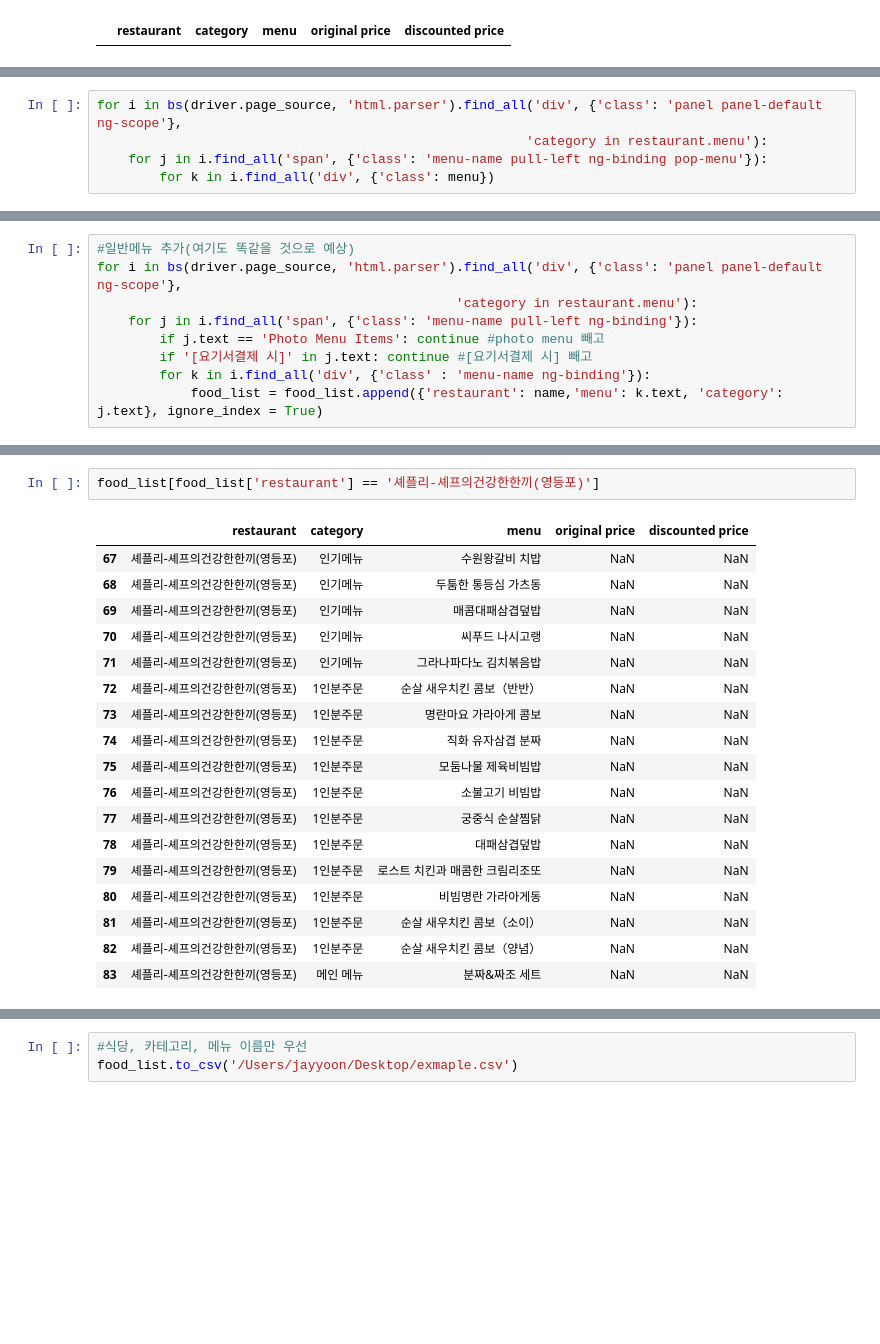
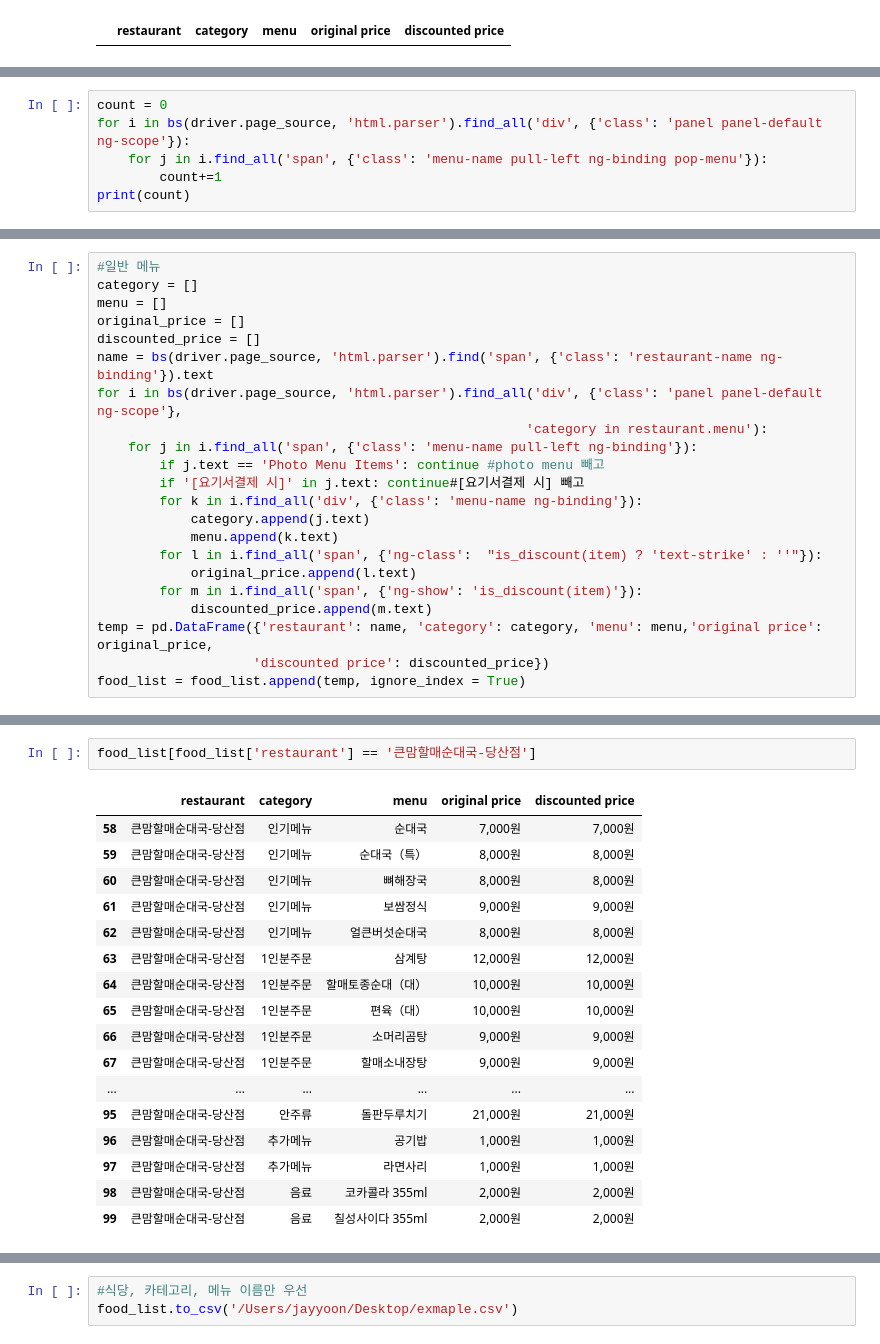
Before and after one commit to leemingo/Yogiyo, a Jupyter notebook: yogiyo crawling.ipynb, the cells around one changed output, grey strips where cells are left out. Saved outputs shown, nothing was run; the diff lists cells and outputs as text; blank space fills up the shorter version.

```diff
--- a/yogiyo crawling.ipynb
+++ b/yogiyo crawling.ipynb
@@ -77,6 +83,7 @@ for i in bs(driver.page_source, 'html.parser').find_all('div', {'class': 'panel
 # %%
-for i in bs(driver.page_source, 'html.parser').find_all('div', {'class': 'panel panel-default ng-scope'},
-                                                       'category in restaurant.menu'):
+count = 0
+for i in bs(driver.page_source, 'html.parser').find_all('div', {'class': 'panel panel-default ng-scope'}):
     for j in i.find_all('span', {'class': 'menu-name pull-left ng-binding pop-menu'}):
-        for k in i.find_all('div', {'class': menu})
+        count+=1
+print(count)
 # %% [output]
@@ -93,9 +91,22 @@ food_list.drop_duplicates(['restaurant', 'menu'])
 # %%
-#일반메뉴 추가(여기도 똑같을 것으로 예상)
+#일반 메뉴
+category = []
+menu = []
+original_price = []
+discounted_price = []
+name = bs(driver.page_source, 'html.parser').find('span', {'class': 'restaurant-name ng-binding'}).text
 for i in bs(driver.page_source, 'html.parser').find_all('div', {'class': 'panel panel-default ng-scope'},
-                                              'category in restaurant.menu'):
+                                                       'category in restaurant.menu'):
     for j in i.find_all('span', {'class': 'menu-name pull-left ng-binding'}):
         if j.text == 'Photo Menu Items': continue #photo menu 빼고
-        if '[요기서결제 시]' in j.text: continue #[요기서결제 시] 빼고
-        for k in i.find_all('div', {'class' : 'menu-name ng-binding'}):
-            food_list = food_list.append({'restaurant': name,'menu': k.text, 'category': j.text}, ignore_index = True)
+        if '[요기서결제 시]' in j.text: continue#[요기서결제 시] 빼고
+        for k in i.find_all('div', {'class': 'menu-name ng-binding'}):
+            category.append(j.text)
+            menu.append(k.text)
+        for l in i.find_all('span', {'ng-class':  "is_discount(item) ? 'text-strike' : ''"}):
+            original_price.append(l.text)
+        for m in i.find_all('span', {'ng-show': 'is_discount(item)'}):
+            discounted_price.append(m.text)
+temp = pd.DataFrame({'restaurant': name, 'category': category, 'menu': menu,'original price': original_price,
+                    'discounted price': discounted_price})
+food_list = food_list.append(temp, ignore_index = True)
@@ -146,22 +151,21 @@ food_list[food_list['restaurant'] == '7번가피자-천호점']
 # %%
-food_list[food_list['restaurant'] == '셰플리-셰프의건강한한끼(영등포)']
+food_list[food_list['restaurant'] == '큰맘할매순대국-당산점']
 # %% [output]
 |  | restaurant | category | menu | original price | discounted price |
-| 67 | 셰플리-셰프의건강한한끼(영등포) | 인기메뉴 | 수원왕갈비 치밥 | NaN | NaN |
-| 68 | 셰플리-셰프의건강한한끼(영등포) | 인기메뉴 | 두툼한 통등심 가츠동 | NaN | NaN |
-| 69 | 셰플리-셰프의건강한한끼(영등포) | 인기메뉴 | 매콤대패삼겹덮밥 | NaN | NaN |
-| 70 | 셰플리-셰프의건강한한끼(영등포) | 인기메뉴 | 씨푸드 나시고랭 | NaN | NaN |
-| 71 | 셰플리-셰프의건강한한끼(영등포) | 인기메뉴 | 그라나파다노 김치볶음밥 | NaN | NaN |
-| 72 | 셰플리-셰프의건강한한끼(영등포) | 1인분주문 | 순살 새우치킨 콤보（반반） | NaN | NaN |
-| 73 | 셰플리-셰프의건강한한끼(영등포) | 1인분주문 | 명란마요 가라아게 콤보 | NaN | NaN |
-| 74 | 셰플리-셰프의건강한한끼(영등포) | 1인분주문 | 직화 유자삼겹 분짜 | NaN | NaN |
-| 75 | 셰플리-셰프의건강한한끼(영등포) | 1인분주문 | 모둠나물 제육비빔밥 | NaN | NaN |
-| 76 | 셰플리-셰프의건강한한끼(영등포) | 1인분주문 | 소불고기 비빔밥 | NaN | NaN |
-| 77 | 셰플리-셰프의건강한한끼(영등포) | 1인분주문 | 궁중식 순살찜닭 | NaN | NaN |
-| 78 | 셰플리-셰프의건강한한끼(영등포) | 1인분주문 | 대패삼겹덮밥 | NaN | NaN |
-| 79 | 셰플리-셰프의건강한한끼(영등포) | 1인분주문 | 로스트 치킨과 매콤한 크림리조또 | NaN | NaN |
-| 80 | 셰플리-셰프의건강한한끼(영등포) | 1인분주문 | 비빔명란 가라아게동 | NaN | NaN |
-| 81 | 셰플리-셰프의건강한한끼(영등포) | 1인분주문 | 순살 새우치킨 콤보（소이） | NaN | NaN |
-| 82 | 셰플리-셰프의건강한한끼(영등포) | 1인분주문 | 순살 새우치킨 콤보（양념） | NaN | NaN |
-| 83 | 셰플리-셰프의건강한한끼(영등포) | 메인 메뉴 | 분짜&짜조 세트 | NaN | NaN |
+| 58 | 큰맘할매순대국-당산점 | 인기메뉴 | 순대국 | 7,000원 | 7,000원 |
+| 59 | 큰맘할매순대국-당산점 | 인기메뉴 | 순대국（특） | 8,000원 | 8,000원 |
+| 60 | 큰맘할매순대국-당산점 | 인기메뉴 | 뼈해장국 | 8,000원 | 8,000원 |
+| 61 | 큰맘할매순대국-당산점 | 인기메뉴 | 보쌈정식 | 9,000원 | 9,000원 |
+| 62 | 큰맘할매순대국-당산점 | 인기메뉴 | 얼큰버섯순대국 | 8,000원 | 8,000원 |
+| 63 | 큰맘할매순대국-당산점 | 1인분주문 | 삼계탕 | 12,000원 | 12,000원 |
+| 64 | 큰맘할매순대국-당산점 | 1인분주문 | 할매토종순대（대） | 10,000원 | 10,000원 |
+| 65 | 큰맘할매순대국-당산점 | 1인분주문 | 편육（대） | 10,000원 | 10,000원 |
+| 66 | 큰맘할매순대국-당산점 | 1인분주문 | 소머리곰탕 | 9,000원 | 9,000원 |
+| 67 | 큰맘할매순대국-당산점 | 1인분주문 | 할매소내장탕 | 9,000원 | 9,000원 |
+| ... | ... | ... | ... | ... | ... |
+| 95 | 큰맘할매순대국-당산점 | 안주류 | 돌판두루치기 | 21,000원 | 21,000원 |
+| 96 | 큰맘할매순대국-당산점 | 추가메뉴 | 공기밥 | 1,000원 | 1,000원 |
+| 97 | 큰맘할매순대국-당산점 | 추가메뉴 | 라면사리 | 1,000원 | 1,000원 |
+| 98 | 큰맘할매순대국-당산점 | 음료 | 코카콜라 355ml | 2,000원 | 2,000원 |
+| 99 | 큰맘할매순대국-당산점 | 음료 | 칠성사이다 355ml | 2,000원 | 2,000원 |
 # %%
```
Also changed, not shown: parts of 12 cells of this notebook.
